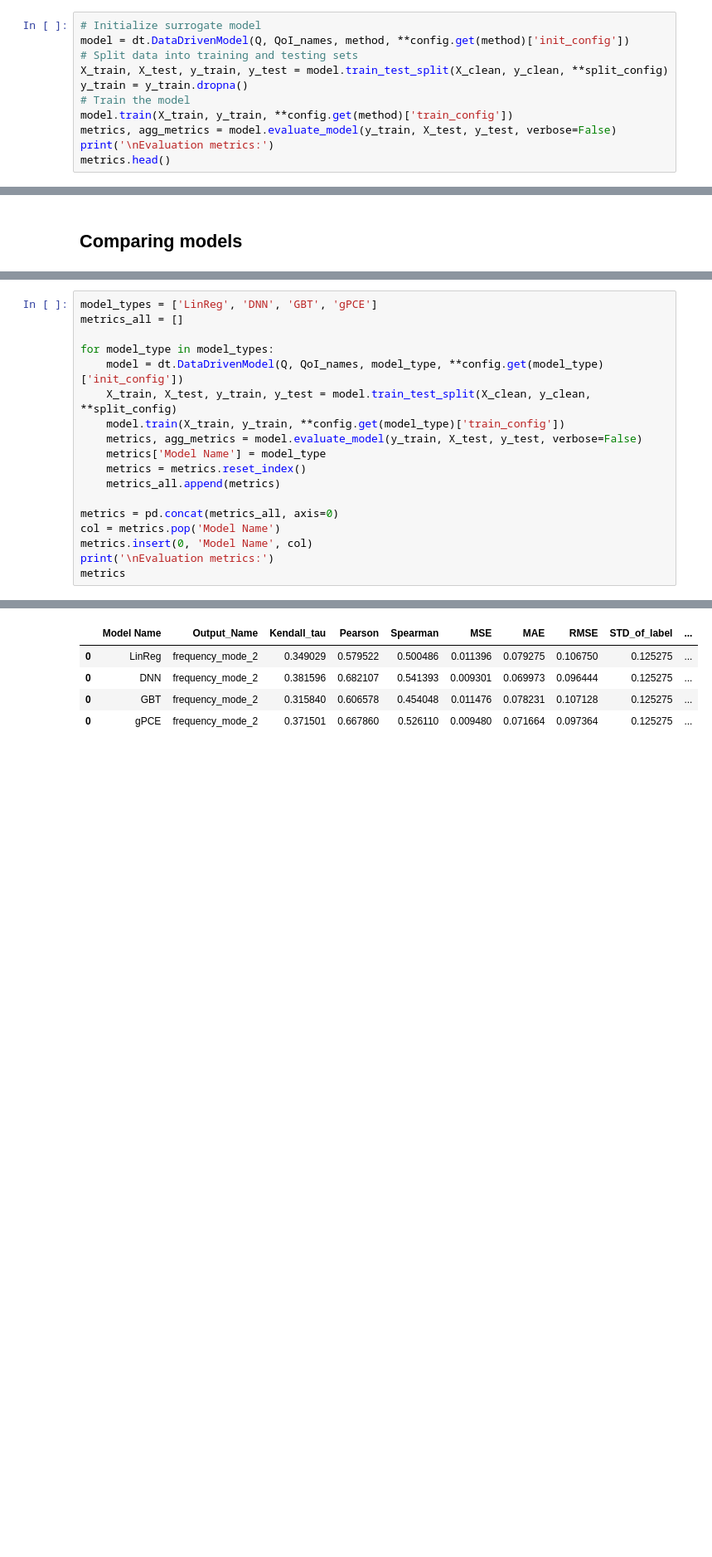
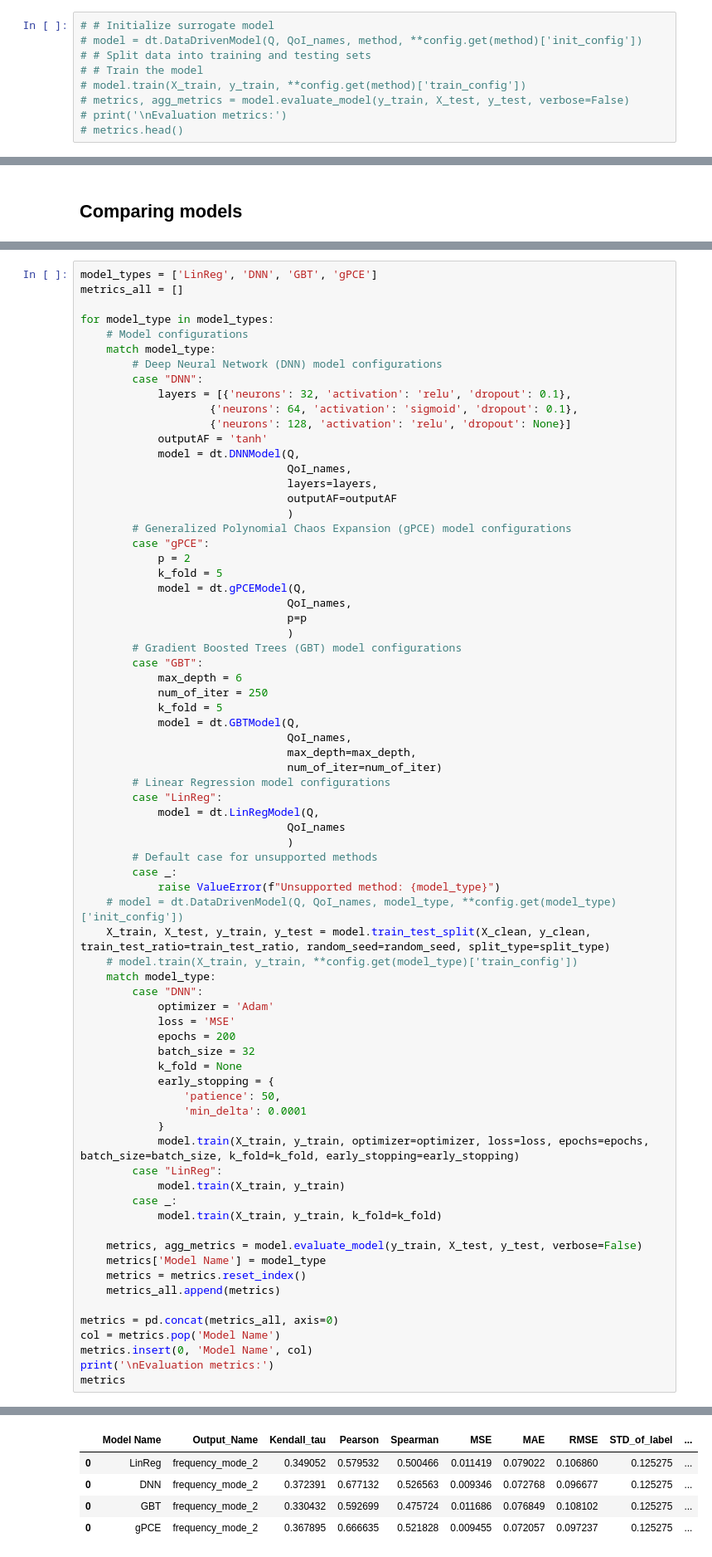
Before and after one commit to TRACE-Structures/digital_twinning, a Jupyter notebook: demo/notebooks/data_driven_granada_hospital.ipynb, the cells around one changed output, grey strips where cells are left out. Shown at 83% size. Cells and saved outputs as stored; diff of their text form; blank space fills up the shorter version.

```diff
--- a/demo/notebooks/data_driven_granada_hospital.ipynb
+++ b/demo/notebooks/data_driven_granada_hospital.ipynb
@@ -220,11 +232,9 @@ X_clean = X.loc[mask]
 # %%
-# Initialize surrogate model
-model = dt.DataDrivenModel(Q, QoI_names, method, **config.get(method)['init_config'])
-# Split data into training and testing sets
-X_train, X_test, y_train, y_test = model.train_test_split(X_clean, y_clean, **split_config)
-y_train = y_train.dropna()
-# Train the model
-model.train(X_train, y_train, **config.get(method)['train_config'])
-metrics, agg_metrics = model.evaluate_model(y_train, X_test, y_test, verbose=False)
-print('\nEvaluation metrics:')
-metrics.head()
+# # Initialize surrogate model
+# model = dt.DataDrivenModel(Q, QoI_names, method, **config.get(method)['init_config'])
+# # Split data into training and testing sets
+# # Train the model
+# model.train(X_train, y_train, **config.get(method)['train_config'])
+# metrics, agg_metrics = model.evaluate_model(y_train, X_test, y_test, verbose=False)
+# print('\nEvaluation metrics:')
+# metrics.head()
@@ -363,9 +357,64 @@ model_types = ['LinReg', 'DNN', 'GBT', 'gPCE']
 metrics_all = []
 
 for model_type in model_types:
-    model = dt.DataDrivenModel(Q, QoI_names, model_type, **config.get(model_type)['init_config'])
-    X_train, X_test, y_train, y_test = model.train_test_split(X_clean, y_clean, **split_config)
-    model.train(X_train, y_train, **config.get(model_type)['train_config'])
+    # Model configurations
+    match model_type:
+        # Deep Neural Network (DNN) model configurations
+        case "DNN":
+            layers = [{'neurons': 32, 'activation': 'relu', 'dropout': 0.1},
+                    {'neurons': 64, 'activation': 'sigmoid', 'dropout': 0.1},
+                    {'neurons': 128, 'activation': 'relu', 'dropout': None}]
+            outputAF = 'tanh'
+            model = dt.DNNModel(Q,
+                                QoI_names,
+                                layers=layers,
+                                outputAF=outputAF
+                                )
+        # Generalized Polynomial Chaos Expansion (gPCE) model configurations
+        case "gPCE":
+            p = 2
+            k_fold = 5
+            model = dt.gPCEModel(Q,
+                                QoI_names,
+                                p=p
+                                )
+        # Gradient Boosted Trees (GBT) model configurations
+        case "GBT":
+            max_depth = 6
+            num_of_iter = 250
+            k_fold = 5
+            model = dt.GBTModel(Q,
+                                QoI_names,
+                                max_depth=max_depth,
+                                num_of_iter=num_of_iter)
+        # Linear Regression model configurations
+        case "LinReg":
+            model = dt.LinRegModel(Q,
+                                QoI_names
+                                )
+        # Default case for unsupported methods
+        case _:
+            raise ValueError(f"Unsupported method: {model_type}")
+    # model = dt.DataDrivenModel(Q, QoI_names, model_type, **config.get(model_type)['init_config'])
+    X_train, X_test, y_train, y_test = model.train_test_split(X_clean, y_clean, train_test_ratio=train_test_ratio, random_seed=random_seed, split_type=split_type)
+    # model.train(X_train, y_train, **config.get(model_type)['train_config'])
+    match model_type:
+        case "DNN":
+            optimizer = 'Adam'
+            loss = 'MSE'
+            epochs = 200
+            batch_size = 32
+            k_fold = None
+            early_stopping = {
+                'patience': 50,
+                'min_delta': 0.0001
+            }
+            model.train(X_train, y_train, optimizer=optimizer, loss=loss, epochs=epochs, batch_size=batch_size, k_fold=k_fold, early_stopping=early_stopping)
+        case "LinReg":
+            model.train(X_train, y_train)
+        case _:
+            model.train(X_train, y_train, k_fold=k_fold)
+
     metrics, agg_metrics = model.evaluate_model(y_train, X_test, y_test, verbose=False)
     metrics['Model Name'] = model_type
     metrics = metrics.reset_index()
@@ -410,5 +446,5 @@ Evaluation metrics:
 |  | Model Name | Output_Name | Kendall_tau | Pearson | Spearman | MSE | MAE | RMSE | STD_of_label | ... |
-| 0 | LinReg | frequency_mode_2 | 0.349029 | 0.579522 | 0.500486 | 0.011396 | 0.079275 | 0.106750 | 0.125275 | ... |
-| 0 | DNN | frequency_mode_2 | 0.381596 | 0.682107 | 0.541393 | 0.009301 | 0.069973 | 0.096444 | 0.125275 | ... |
-| 0 | GBT | frequency_mode_2 | 0.315840 | 0.606578 | 0.454048 | 0.011476 | 0.078231 | 0.107128 | 0.125275 | ... |
-| 0 | gPCE | frequency_mode_2 | 0.371501 | 0.667860 | 0.526110 | 0.009480 | 0.071664 | 0.097364 | 0.125275 | ... |
+| 0 | LinReg | frequency_mode_2 | 0.349052 | 0.579532 | 0.500466 | 0.011419 | 0.079022 | 0.106860 | 0.125275 | ... |
+| 0 | DNN | frequency_mode_2 | 0.372391 | 0.677132 | 0.526563 | 0.009346 | 0.072768 | 0.096677 | 0.125275 | ... |
+| 0 | GBT | frequency_mode_2 | 0.330432 | 0.592699 | 0.475724 | 0.011686 | 0.076849 | 0.108102 | 0.125275 | ... |
+| 0 | gPCE | frequency_mode_2 | 0.367895 | 0.666635 | 0.521828 | 0.009455 | 0.072057 | 0.097237 | 0.125275 | ... |
```
Also changed, not shown: parts of 13 cells of this notebook, 29 other files.
